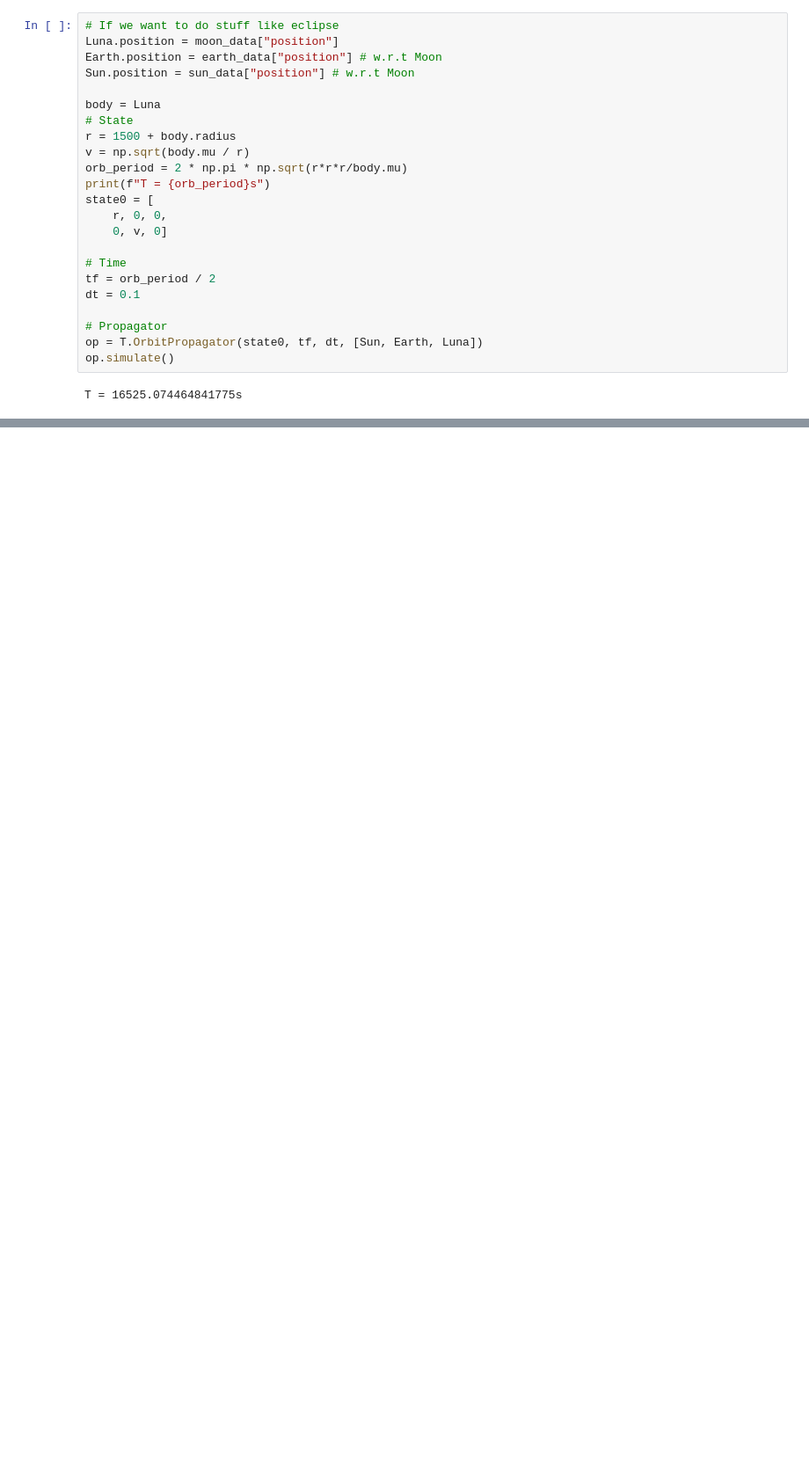
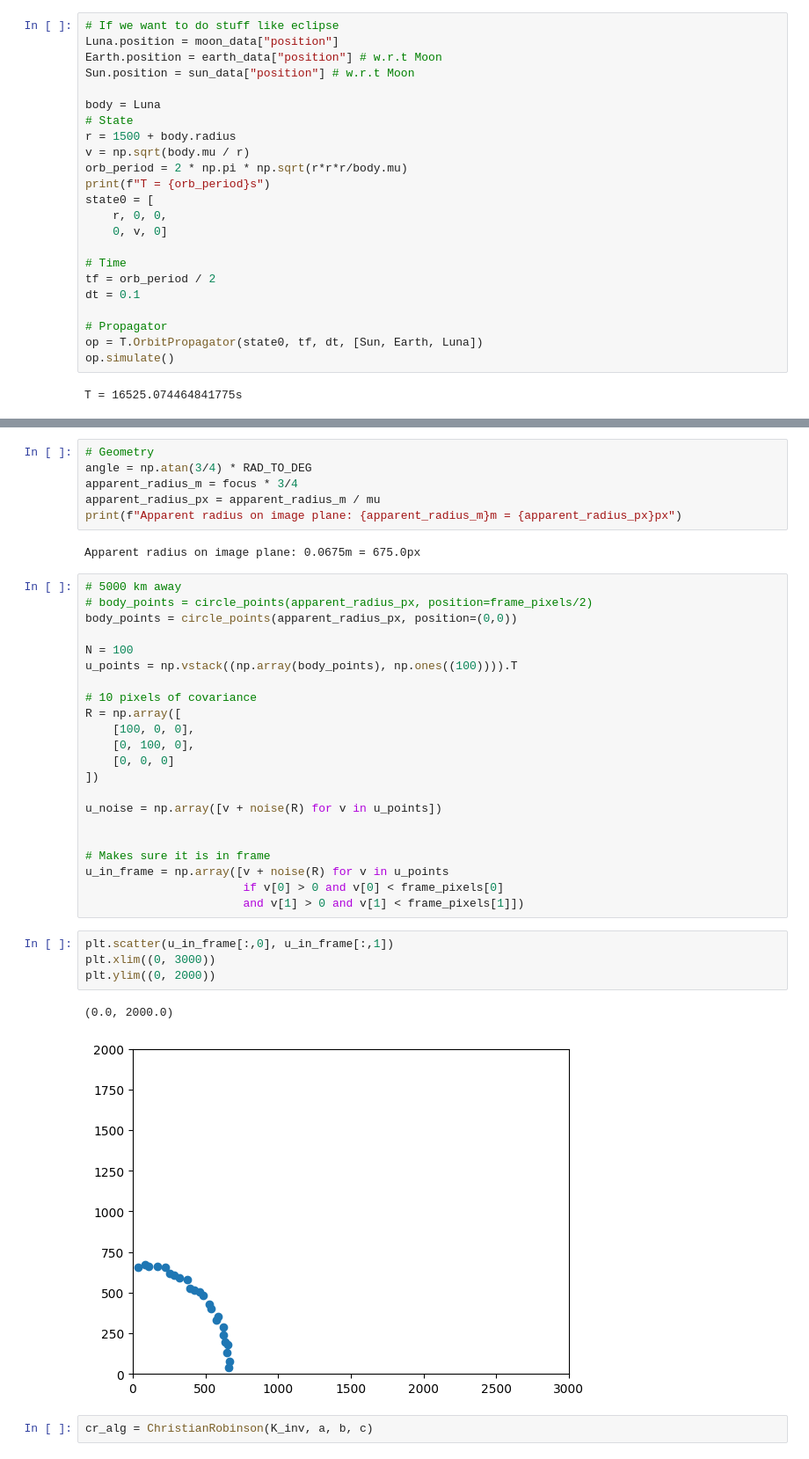
Before and after one commit to colin-skinner/horizon-op-nav, a Jupyter notebook: playground.ipynb, the cells around one changed output, grey strips where cells are left out. Shown at 88% size. Cells and saved outputs as stored; diff of their text form; blank space fills up the shorter version.

```diff
--- a/playground.ipynb
+++ b/playground.ipynb
@@ -78,0 +133,39 @@ plt.show()
+# %%
+# Geometry
+angle = np.atan(3/4) * RAD_TO_DEG
+apparent_radius_m = focus * 3/4
+apparent_radius_px = apparent_radius_m / mu
+print(f"Apparent radius on image plane: {apparent_radius_m}m = {apparent_radius_px}px")
+# %% [output]
+Apparent radius on image plane: 0.0675m = 675.0px
+# %%
+# 5000 km away
+# body_points = circle_points(apparent_radius_px, position=frame_pixels/2)
+body_points = circle_points(apparent_radius_px, position=(0,0))
+
+N = 100
+u_points = np.vstack((np.array(body_points), np.ones((100)))).T
+
+# 10 pixels of covariance
+R = np.array([
+    [100, 0, 0],
+    [0, 100, 0],
+    [0, 0, 0]
+])
+
+u_noise = np.array([v + noise(R) for v in u_points])
+
+
+# Makes sure it is in frame
+u_in_frame = np.array([v + noise(R) for v in u_points
+                       if v[0] > 0 and v[0] < frame_pixels[0]
+                       and v[1] > 0 and v[1] < frame_pixels[1]])
+# %%
+plt.scatter(u_in_frame[:,0], u_in_frame[:,1])
+plt.xlim((0, 3000))
+plt.ylim((0, 2000))
+# %% [output]
+(0.0, 2000.0)
+[figure, added]
+# %%
+cr_alg = ChristianRobinson(K_inv, a, b, c)
```
Also changed, not shown: parts of 8 cells of this notebook, 2 other files.
